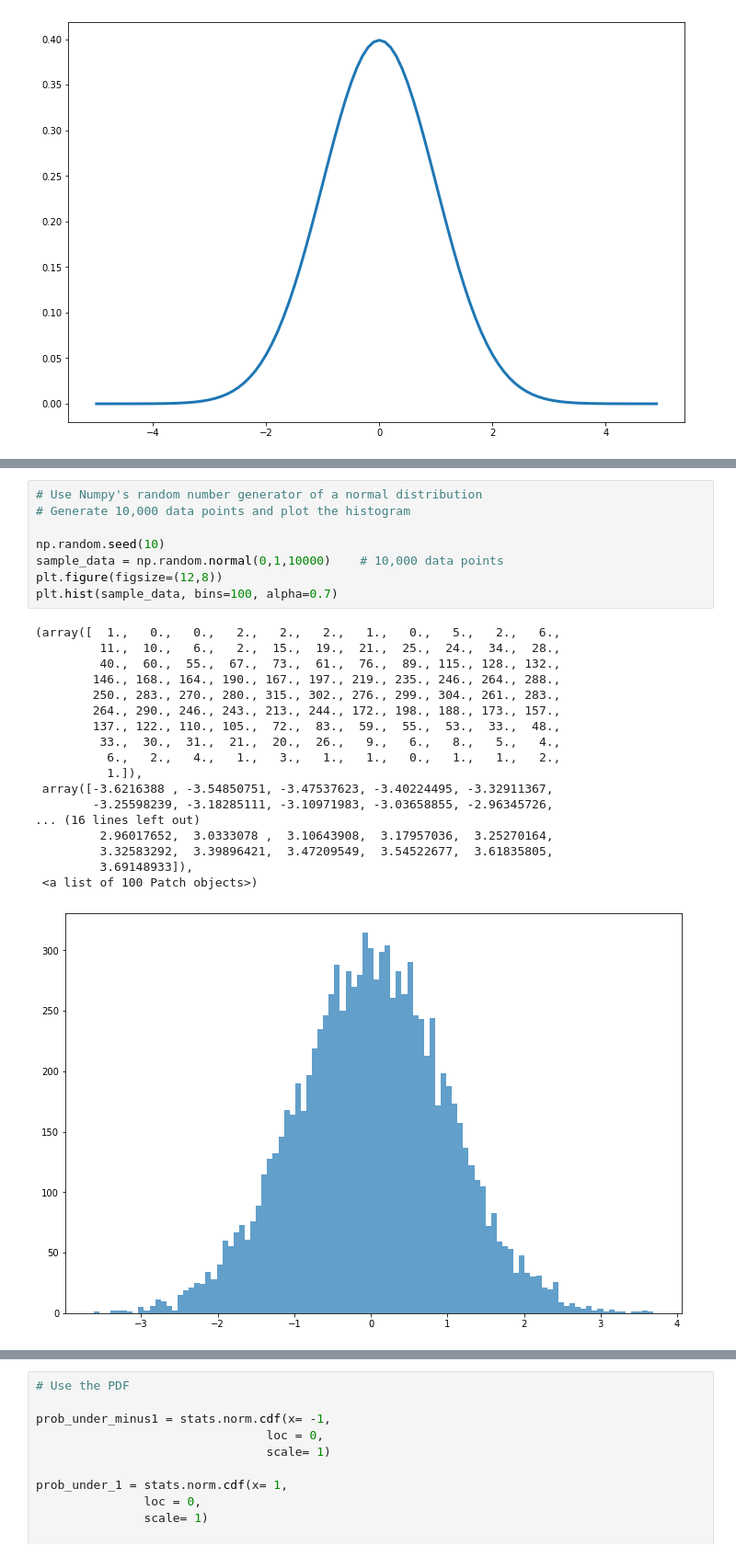
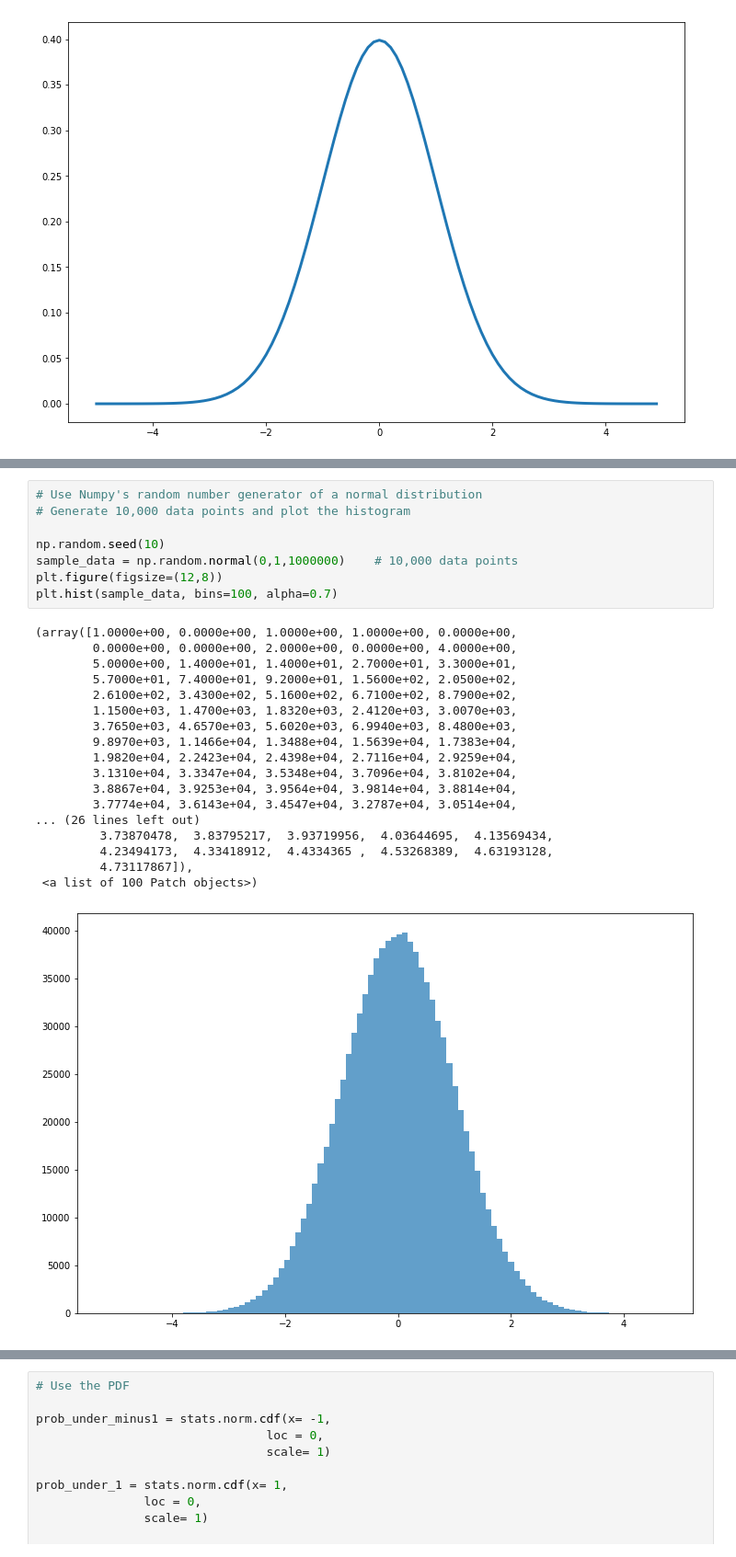
Before and after one commit to wcj365/python-stats-dataviz, a Jupyter notebook: 09_Normal_Distribution.ipynb, the cells around one changed output, grey strips where cells are left out. Shown at 92% size. Cells and saved outputs as stored; diff of their text form.

```diff
--- a/09_Normal_Distribution.ipynb
+++ b/09_Normal_Distribution.ipynb
@@ -124,30 +124,30 @@ plt.hist(sample_data, bins=100, alpha=0.7)
 # %%
 # Use Numpy's random number generator of a normal distribution
 # Generate 10,000 data points and plot the histogram
 
 np.random.seed(10)
-sample_data = np.random.normal(0,1,10000)    # 10,000 data points
+sample_data = np.random.normal(0,1,1000000)    # 10,000 data points
 plt.figure(figsize=(12,8))
 plt.hist(sample_data, bins=100, alpha=0.7)
 # %% [output]
-(array([  1.,   0.,   0.,   2.,   2.,   2.,   1.,   0.,   5.,   2.,   6.,
-         11.,  10.,   6.,   2.,  15.,  19.,  21.,  25.,  24.,  34.,  28.,
-         40.,  60.,  55.,  67.,  73.,  61.,  76.,  89., 115., 128., 132.,
-        146., 168., 164., 190., 167., 197., 219., 235., 246., 264., 288.,
-        250., 283., 270., 280., 315., 302., 276., 299., 304., 261., 283.,
-        264., 290., 246., 243., 213., 244., 172., 198., 188., 173., 157.,
-        137., 122., 110., 105.,  72.,  83.,  59.,  55.,  53.,  33.,  48.,
-         33.,  30.,  31.,  21.,  20.,  26.,   9.,   6.,   8.,   5.,   4.,
-          6.,   2.,   4.,   1.,   3.,   1.,   1.,   0.,   1.,   1.,   2.,
-          1.]),
- array([-3.6216388 , -3.54850751, -3.47537623, -3.40224495, -3.32911367,
-        -3.25598239, -3.18285111, -3.10971983, -3.03658855, -2.96345726,
-... (16 lines left out)
-         2.96017652,  3.0333078 ,  3.10643908,  3.17957036,  3.25270164,
-         3.32583292,  3.39896421,  3.47209549,  3.54522677,  3.61835805,
-         3.69148933]),
+(array([1.0000e+00, 0.0000e+00, 1.0000e+00, 1.0000e+00, 0.0000e+00,
+        0.0000e+00, 0.0000e+00, 2.0000e+00, 0.0000e+00, 4.0000e+00,
+        5.0000e+00, 1.4000e+01, 1.4000e+01, 2.7000e+01, 3.3000e+01,
+        5.7000e+01, 7.4000e+01, 9.2000e+01, 1.5600e+02, 2.0500e+02,
+        2.6100e+02, 3.4300e+02, 5.1600e+02, 6.7100e+02, 8.7900e+02,
+        1.1500e+03, 1.4700e+03, 1.8320e+03, 2.4120e+03, 3.0070e+03,
+        3.7650e+03, 4.6570e+03, 5.6020e+03, 6.9940e+03, 8.4800e+03,
+        9.8970e+03, 1.1466e+04, 1.3488e+04, 1.5639e+04, 1.7383e+04,
+        1.9820e+04, 2.2423e+04, 2.4398e+04, 2.7116e+04, 2.9259e+04,
+        3.1310e+04, 3.3347e+04, 3.5348e+04, 3.7096e+04, 3.8102e+04,
+        3.8867e+04, 3.9253e+04, 3.9564e+04, 3.9814e+04, 3.8814e+04,
+        3.7774e+04, 3.6143e+04, 3.4547e+04, 3.2787e+04, 3.0514e+04,
+... (26 lines left out)
+         3.73870478,  3.83795217,  3.93719956,  4.03644695,  4.13569434,
+         4.23494173,  4.33418912,  4.4334365 ,  4.53268389,  4.63193128,
+         4.73117867]),
  <a list of 100 Patch objects>)
-[figure, old version]
+[figure, new version]
 # %% [markdown]
 ### The scipy.stats library
 
```
Also changed, not shown: parts of 7 cells of this notebook.
